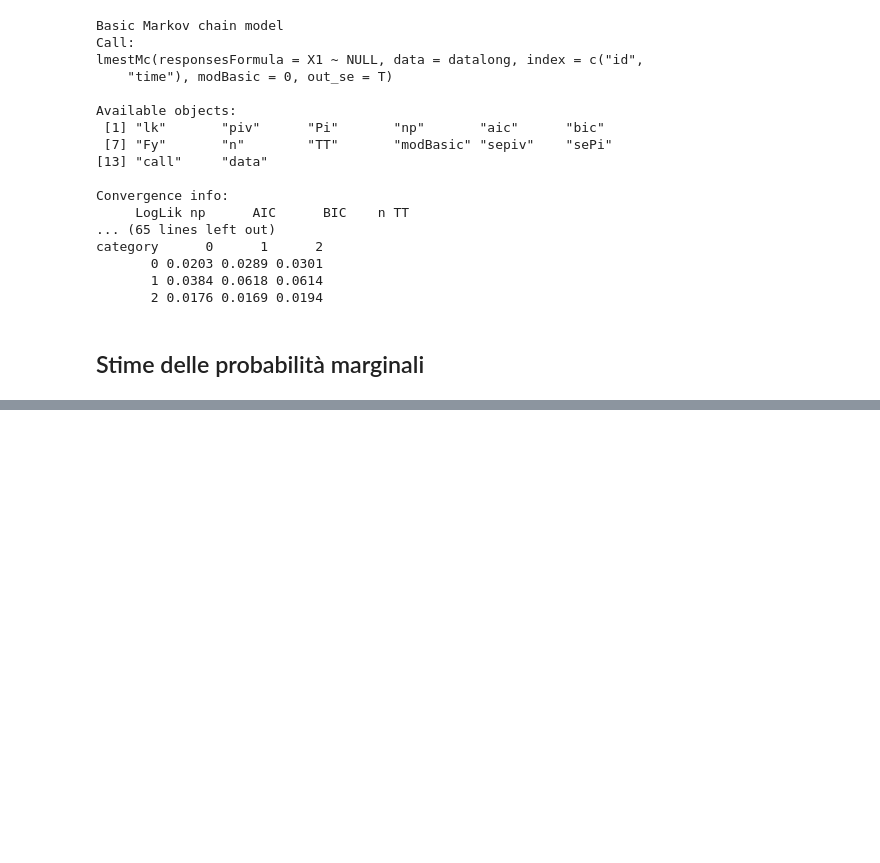
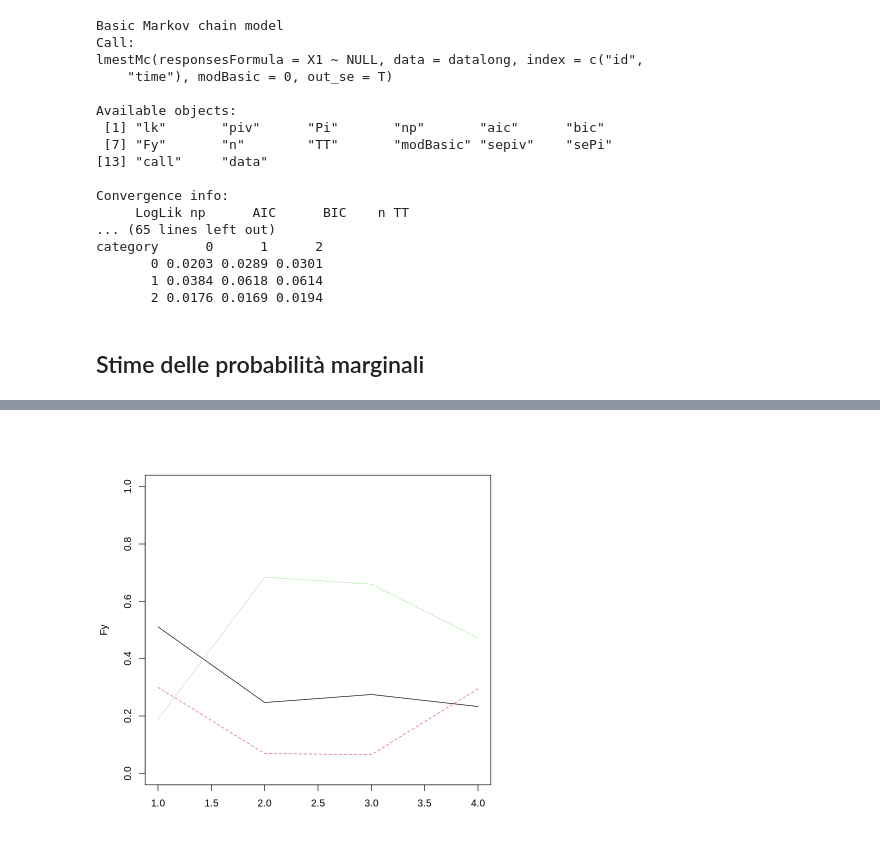
Before and after one commit to Nikolay1982Nikolaev/Bayes-Bicocca, a Jupyter notebook: L8_ModTransizioni.ipynb, the cells around one changed output, grey strips where cells are left out. Cells and saved outputs as stored; diff of their text form; code cells hidden in the pictures; blank space fills up the shorter version.

```diff
--- a/L8_ModTransizioni.ipynb
+++ b/L8_ModTransizioni.ipynb
@@ -315,3 +315,6 @@ category      0      1      2
        2 0.0176 0.0169 0.0194
 # %% [markdown]
 ## Stime delle probabilità marginali
+# %%
+Fy <- out3h$Fy
+Fy
@@ -317,0 +328,6 @@ category      0      1      2
+# %%
+# Traietorie
+matplot(Fy, type = "l",
+        ylim = c(0,1))
+# %% [output]
+[figure, added]
```
Also changed, not shown: parts of 13 cells of this notebook.
